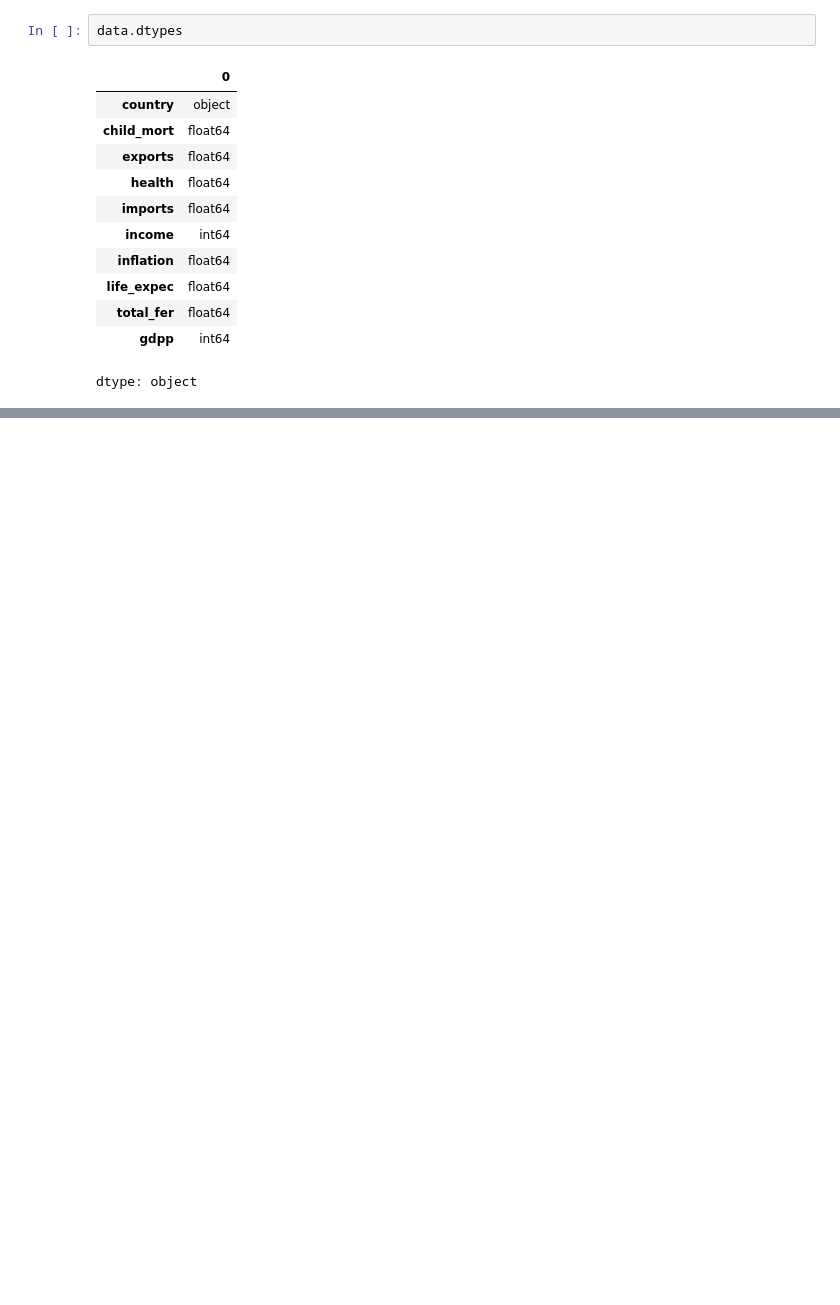
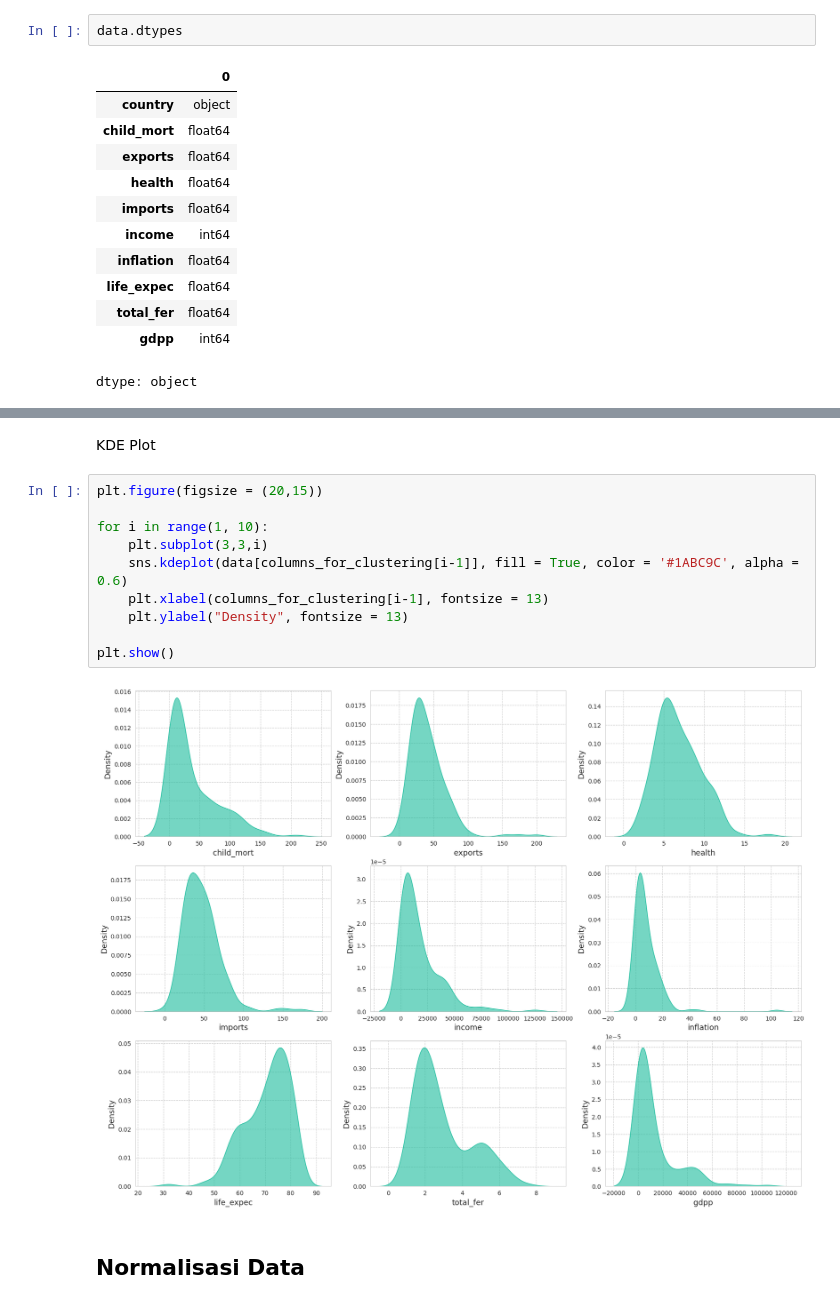
Before and after one commit to difaahh/Machine-Learning, a Jupyter notebook: clustering_country_data_kmeans.ipynb, the cells around one changed output, grey strips where cells are left out. Drawn from its saved outputs; the diff is of its cells as text; blank space fills up the shorter version.

```diff
--- a/clustering_country_data_kmeans.ipynb
+++ b/clustering_country_data_kmeans.ipynb
@@ -29,0 +166,16 @@ dtype: object
+# %% [markdown]
+KDE Plot
+# %%
+plt.figure(figsize = (20,15))
+
+for i in range(1, 10):
+    plt.subplot(3,3,i)
+    sns.kdeplot(data[columns_for_clustering[i-1]], fill = True, color = '#1ABC9C', alpha = 0.6)
+    plt.xlabel(columns_for_clustering[i-1], fontsize = 13)
+    plt.ylabel("Density", fontsize = 13)
+
+plt.show()
+# %% [output]
+[figure, added]
+# %% [markdown]
+## Normalisasi Data
```
Also changed, not shown: parts of 35 cells of this notebook.
